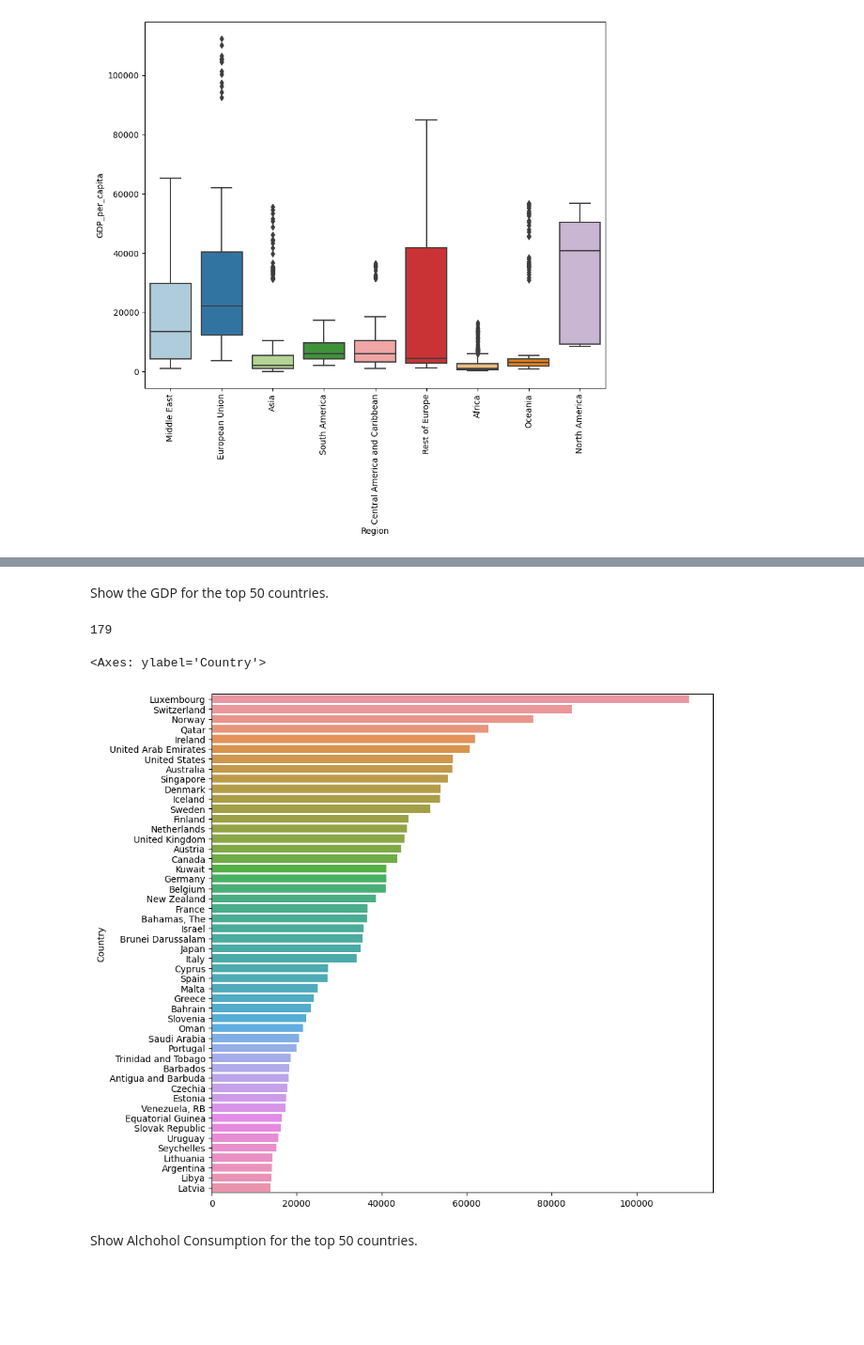
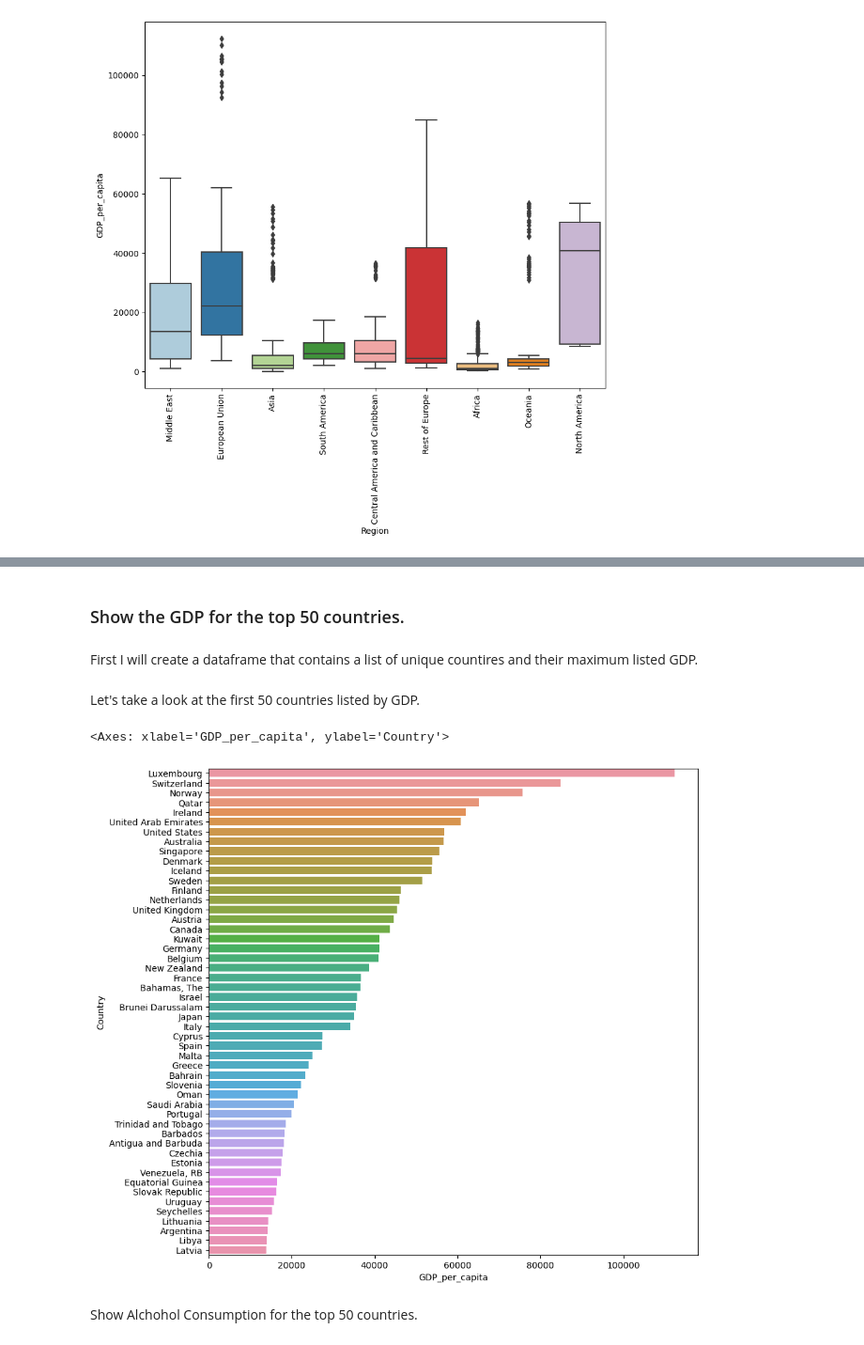
Before and after one commit to johnpospisil/who-life-expectancy-predictor, a Jupyter notebook: who-life-expectancy-prediction.ipynb, the cells around one changed output, grey strips where cells are left out. Shown at 94% size. Cells and saved outputs as stored; diff of their text form; code cells hidden in the pictures; blank space fills up the shorter version.

```diff
--- a/who-life-expectancy-prediction.ipynb
+++ b/who-life-expectancy-prediction.ipynb
@@ -111,9 +159,7 @@ plt.xticks(rotation=90);
 # %% [markdown]
-Show the GDP for the top 50 countries.
+### Show the GDP for the top 50 countries.
-# %%
-df['Country'].nunique()
-# %% [output]
-179
+# %% [markdown]
+First I will create a dataframe that contains a list of unique countires and their maximum listed GDP.
 # %%
 gdp_data=df.groupby('Country')['GDP_per_capita'].max().to_frame().sort_values(by='GDP_per_capita', ascending=False)
 gdp_data['Country'] = gdp_data.index
@@ -123,9 +166,12 @@ x = gdp_data['GDP_per_capita'].tolist()
+# %% [markdown]
+Let's take a look at the first 50 countries listed by GDP.
 # %%
 plt.figure(figsize=(10, 10))
-sns.barplot(y=y['Country'][0:50], x=x[0:50])
+sns.barplot(y=gdp_data.filter(['Country'], axis=1)['Country'][0:50],
+            x=gdp_data['GDP_per_capita'][0:50])
 # %% [output]
-<Axes: ylabel='Country'>
+<Axes: xlabel='GDP_per_capita', ylabel='Country'>
-[figure, old version]
+[figure, new version]
 # %% [markdown]
 Show Alchohol Consumption for the top 50 countries.
 # %%
```
Also changed, not shown: parts of 8 cells of this notebook.
